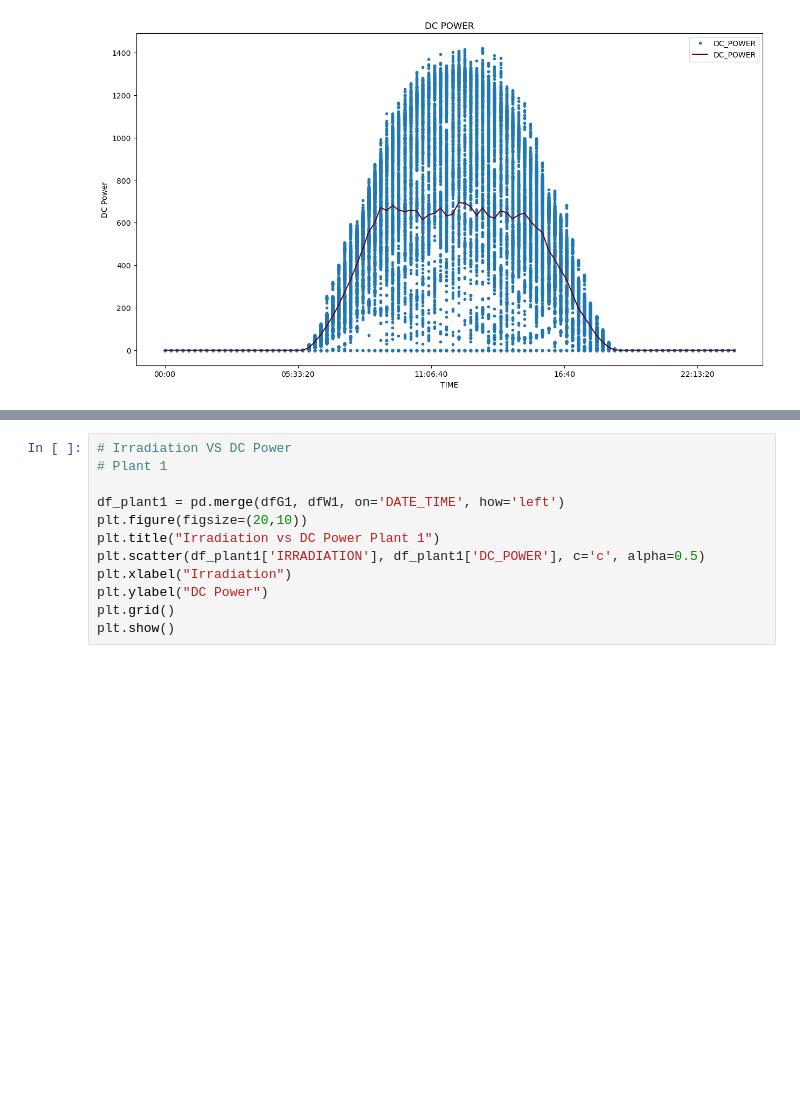
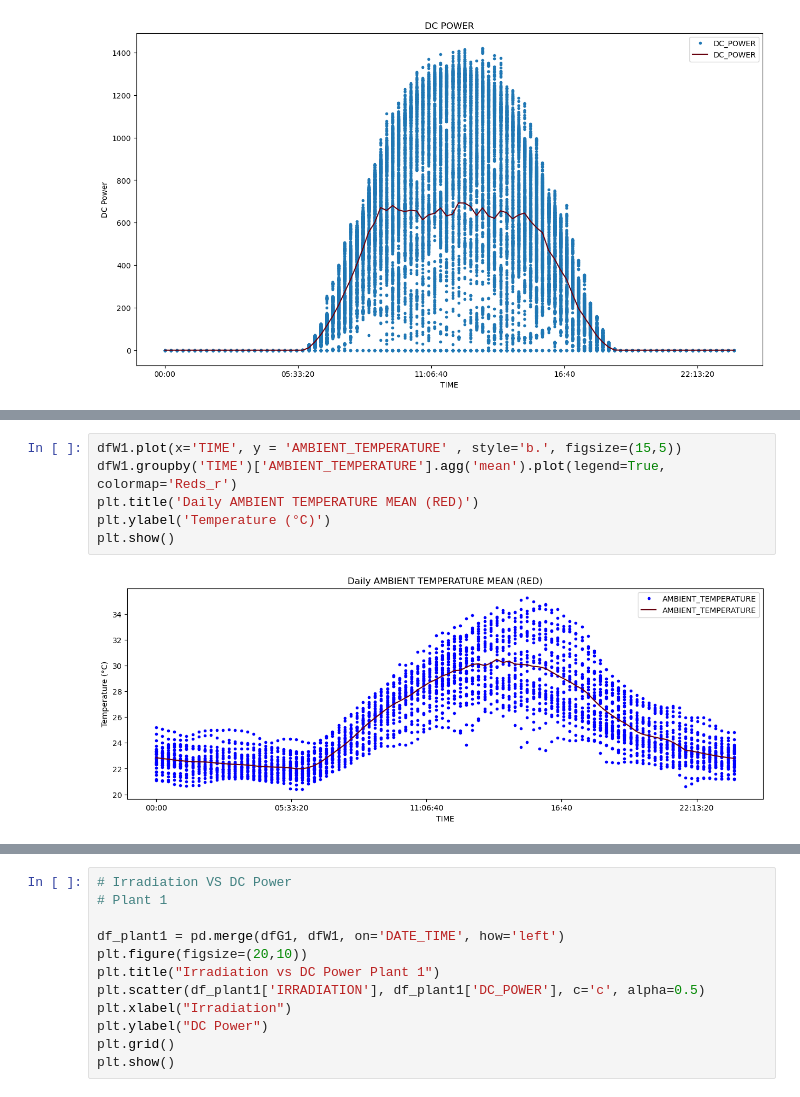
Before and after one commit to nicolasscolombero/Solar-Power-Data-Study, a Jupyter notebook: Solar Power Data Study.ipynb, the cells around one changed output, grey strips where cells are left out. Drawn from its saved outputs; the diff is of its cells as text; blank space fills up the shorter version.

```diff
--- a/Solar Power Data Study.ipynb
+++ b/Solar Power Data Study.ipynb
@@ -194,0 +228,8 @@ plt.show()
+# %%
+dfW1.plot(x='TIME', y = 'AMBIENT_TEMPERATURE' , style='b.', figsize=(15,5))
+dfW1.groupby('TIME')['AMBIENT_TEMPERATURE'].agg('mean').plot(legend=True, colormap='Reds_r')
+plt.title('Daily AMBIENT TEMPERATURE MEAN (RED)')
+plt.ylabel('Temperature (°C)')
+plt.show()
+# %% [output]
+[figure, added]
```
Also changed, not shown: parts of 23 cells of this notebook.
